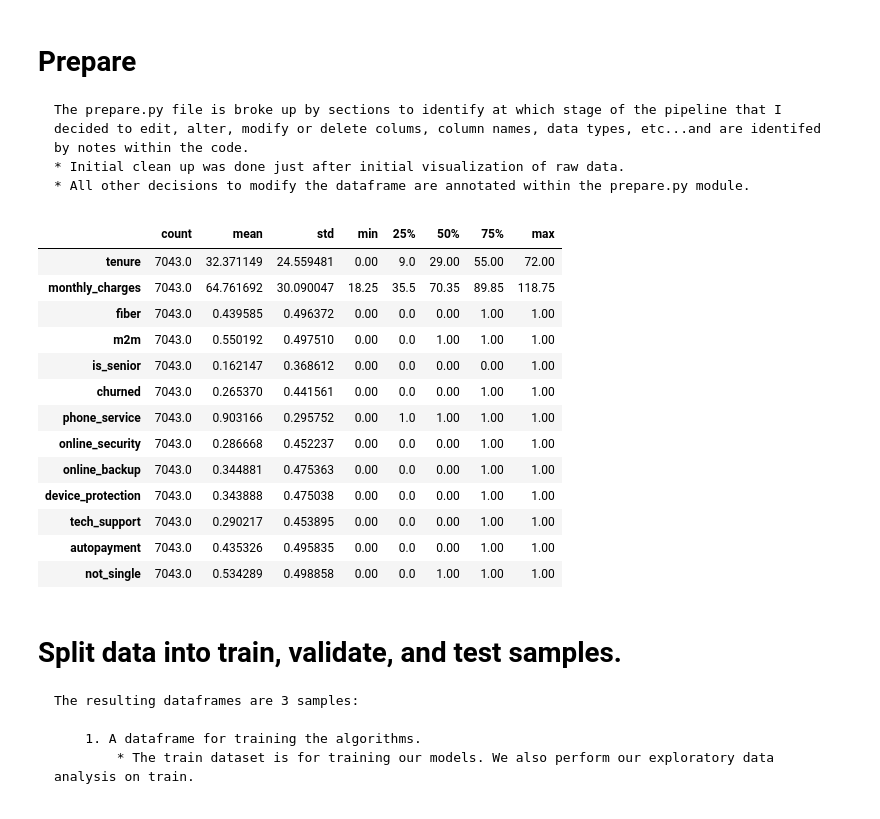
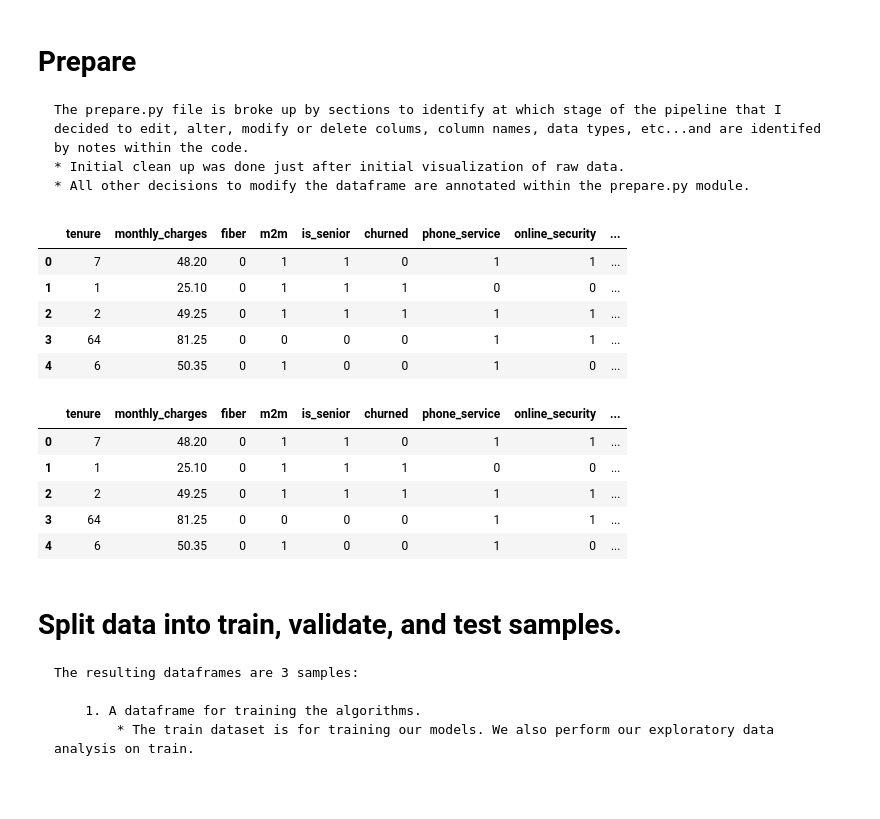
Before and after one commit to hrodjr/telco-churn-classification-project, a Jupyter notebook: scratch_telco.ipynb, the cells around one changed output. Drawn from its saved outputs; the diff is of its cells as text; code cells hidden in the pictures.

```diff
--- a/scratch_telco.ipynb
+++ b/scratch_telco.ipynb
@@ -169,22 +169,27 @@ df.head()
     * All other decisions to modify the dataframe are annotated within the prepare.py module.
 # %%
 df = prepare.clean_data(df)
-df.describe().T
+df.head()
 # %% [output]
-|  | count | mean | std | min | 25% | 50% | 75% | max |
-| tenure | 7043.0 | 32.371149 | 24.559481 | 0.00 | 9.0 | 29.00 | 55.00 | 72.00 |
-| monthly_charges | 7043.0 | 64.761692 | 30.090047 | 18.25 | 35.5 | 70.35 | 89.85 | 118.75 |
-| fiber | 7043.0 | 0.439585 | 0.496372 | 0.00 | 0.0 | 0.00 | 1.00 | 1.00 |
-| m2m | 7043.0 | 0.550192 | 0.497510 | 0.00 | 0.0 | 1.00 | 1.00 | 1.00 |
-| is_senior | 7043.0 | 0.162147 | 0.368612 | 0.00 | 0.0 | 0.00 | 0.00 | 1.00 |
-| churned | 7043.0 | 0.265370 | 0.441561 | 0.00 | 0.0 | 0.00 | 1.00 | 1.00 |
-| phone_service | 7043.0 | 0.903166 | 0.295752 | 0.00 | 1.0 | 1.00 | 1.00 | 1.00 |
-| online_security | 7043.0 | 0.286668 | 0.452237 | 0.00 | 0.0 | 0.00 | 1.00 | 1.00 |
-| online_backup | 7043.0 | 0.344881 | 0.475363 | 0.00 | 0.0 | 0.00 | 1.00 | 1.00 |
-| device_protection | 7043.0 | 0.343888 | 0.475038 | 0.00 | 0.0 | 0.00 | 1.00 | 1.00 |
-| tech_support | 7043.0 | 0.290217 | 0.453895 | 0.00 | 0.0 | 0.00 | 1.00 | 1.00 |
-| autopayment | 7043.0 | 0.435326 | 0.495835 | 0.00 | 0.0 | 0.00 | 1.00 | 1.00 |
-| not_single | 7043.0 | 0.534289 | 0.498858 | 0.00 | 0.0 | 1.00 | 1.00 | 1.00 |
+|  | tenure | monthly_charges | fiber | m2m | is_senior | churned | phone_service | online_security | ... |
+| 0 | 7 | 48.20 | 0 | 1 | 1 | 0 | 1 | 1 | ... |
+| 1 | 1 | 25.10 | 0 | 1 | 1 | 1 | 0 | 0 | ... |
+| 2 | 2 | 49.25 | 0 | 1 | 1 | 1 | 1 | 1 | ... |
+| 3 | 64 | 81.25 | 0 | 0 | 0 | 0 | 1 | 1 | ... |
+| 4 | 6 | 50.35 | 0 | 1 | 0 | 0 | 1 | 0 | ... |
+# %%
+#added less than one year 'tenure_le2_1year' and monthly charges greater than 65.15 'monthly_charges_le2_1year'
+#to the df after exploring the multivariate results to test new hypothesis listed below.
+
+df['tenure_le2_1year_m2mGR65'] = (((df['tenure'] <= 12) == True) & ((df['monthly_charges'] > 65.15) == True) & ((df['churned'] == 1) == True)).astype(int)
+df.head()
+# %% [output]
+|  | tenure | monthly_charges | fiber | m2m | is_senior | churned | phone_service | online_security | ... |
+| 0 | 7 | 48.20 | 0 | 1 | 1 | 0 | 1 | 1 | ... |
+| 1 | 1 | 25.10 | 0 | 1 | 1 | 1 | 0 | 0 | ... |
+| 2 | 2 | 49.25 | 0 | 1 | 1 | 1 | 1 | 1 | ... |
+| 3 | 64 | 81.25 | 0 | 0 | 0 | 0 | 1 | 1 | ... |
+| 4 | 6 | 50.35 | 0 | 1 | 0 | 0 | 1 | 0 | ... |
 # %% [markdown]
 # Split data into train, validate, and test samples.
     The resulting dataframes are 3 samples:
```
Also changed, not shown: parts of 42 cells of this notebook.
